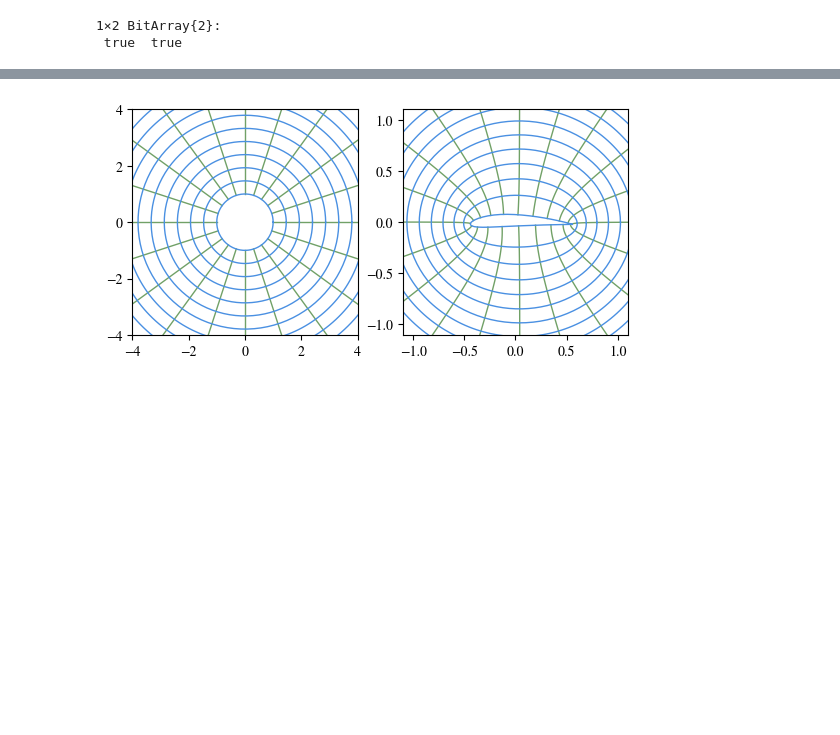
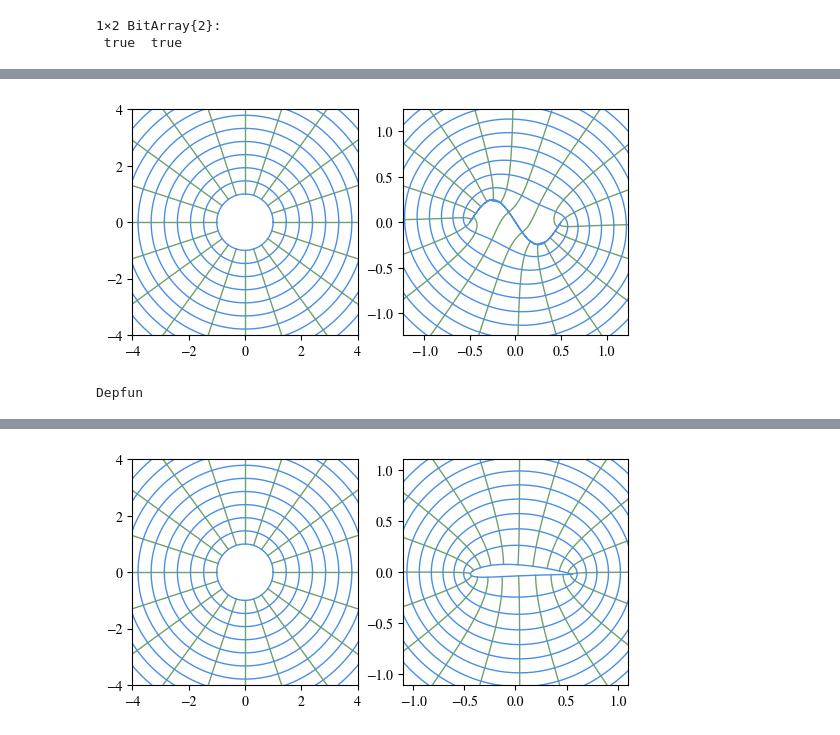
Before and after one commit to jdeldre/SchwarzChristoffel.jl, a Jupyter notebook: src/TestingSC.ipynb, the cells around one changed output, grey strips where cells are left out. Cells and saved outputs as stored; diff of their text form; code cells hidden in the pictures; blank space fills up the shorter version.

```diff
--- a/src/TestingSC.ipynb
+++ b/src/TestingSC.ipynb
@@ -52,0 +78,4 @@ m = ExteriorMap(p);
+# %%
+conformal_grid(m)
+# %% [output]
+[figure, added]
@@ -52,0 +173,14 @@ m = ExteriorMap(p);
+# %%
+function Depfun(beta::Vector{T},nmlen::Vector{T},qdat:: Tuple{Array{T,2},Array{T,2}}) where T
+    # should compute nmlen in here
+    n = length(beta)
+    nq = size(qdat[1],1)
+    zeta = zeros(Complex128,n)
+    θ = zeros(n-1)
+    mid = zeros(Complex128,n-2)
+    ints = zeros(Complex128,n-2)
+    dabsquad = DabsQuad(beta,qdat)
+    Depfun{T,n,nq}(zeta,beta,nmlen,qdat,θ,mid,ints,dabsquad)
+end
+# %% [output]
+Depfun
```
Also changed, not shown: parts of 10 cells of this notebook, 2 other files.
